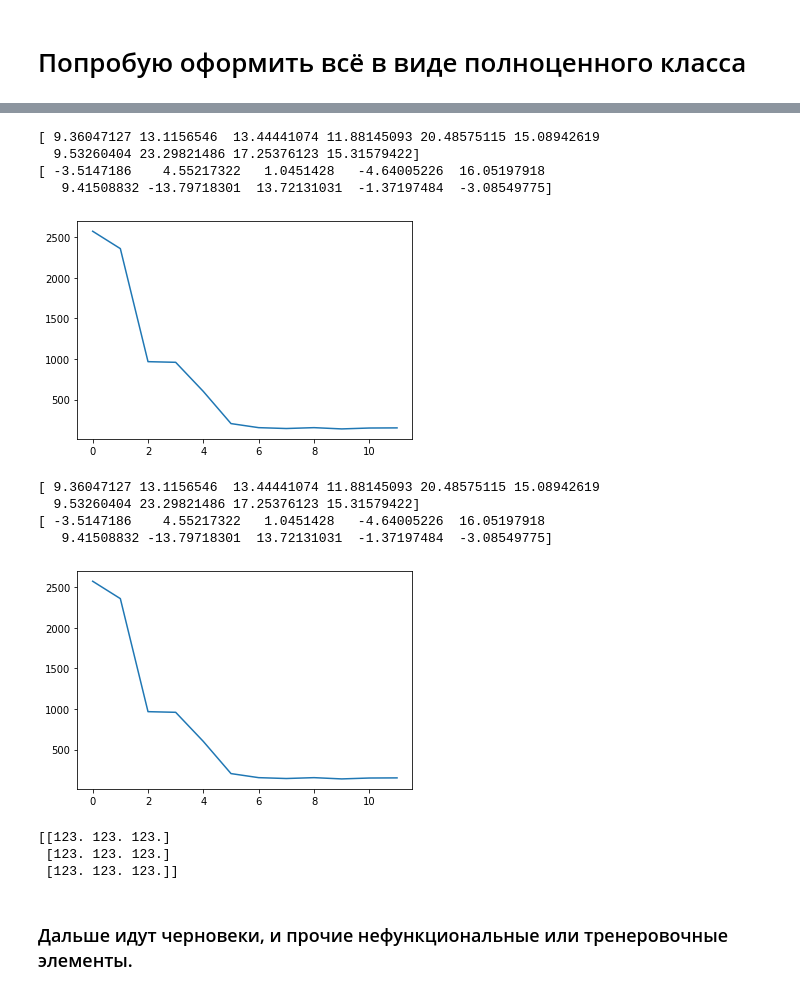
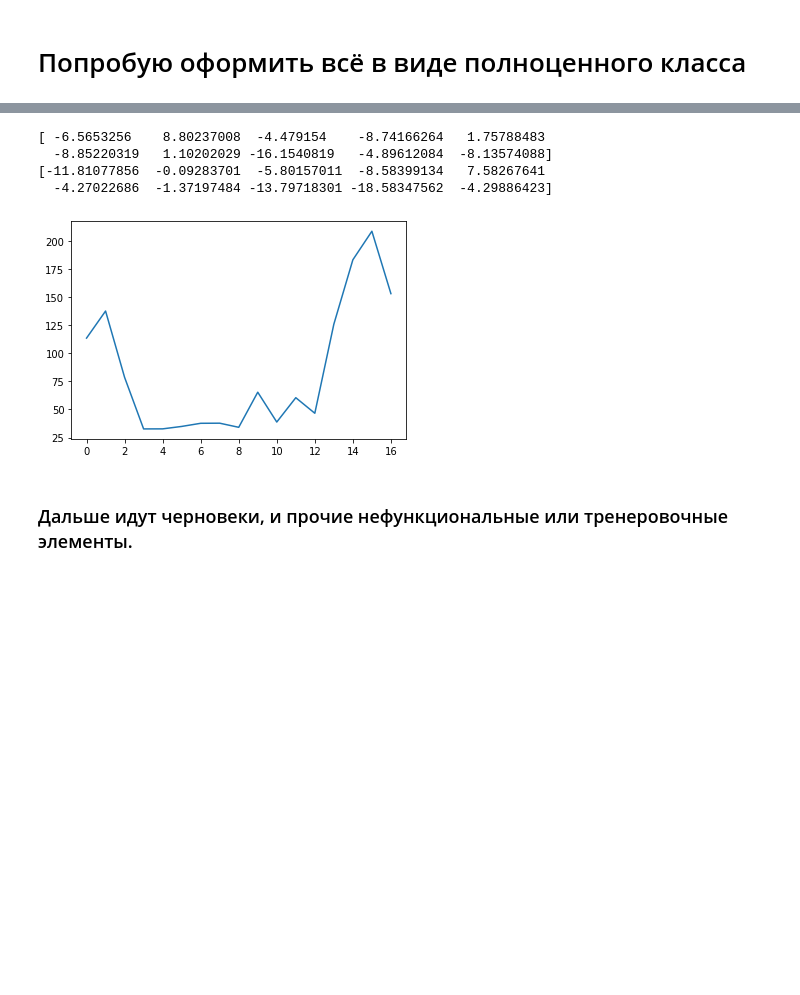
Before and after one commit to 89605502155/ML-repositry, a Jupyter notebook: N-PLS.ipynb, the cells around one changed output, grey strips where cells are left out. Cells and saved outputs as stored; diff of their text form; code cells hidden in the pictures; blank space fills up the shorter version.

```diff
--- a/N-PLS.ipynb
+++ b/N-PLS.ipynb
@@ -146,5 +148,5 @@ from sklearn.base import RegressorMixin
 # %%
-class N_PLS1_first(BaseEstimator, RegressorMixin):
+class Tri_PLS1_first(BaseEstimator, RegressorMixin):
     def  __init__(self, n_components=2, *, max_iter=500, tol=1e-06, copy=True):
         self.n_components = n_components
         self.max_iter = max_iter # Пока в ней нет необходимости. Прописал для общего фона.
@@ -231,19 +233,22 @@ class N_PLS1_first(BaseEstimator, RegressorMixin):
             x=x-(mmas)
 
         """" В функции fit мы двигались от исходных у к 0, а здесь нужно идти наоборот. И для этого нужен коэффициент bf"""
-
+        y_find=np.zeros([x.shape[0],self.n_components])
         for d in range(0,self.n_components):
-            y=np.zeros([x.shape[0]])
-            y[:]=self.train_error[d]
+            y=np.random.normal(0, math.sqrt(self.train_error[d]), x.shape[0])
             for f in range(0,d+1):
                 size_T=d+1-f
                 T_part=T[:,0:size_T]
                 bf_1=np.dot(np.dot(np.linalg.inv(np.dot(T_part.transpose(),T_part)),T_part.transpose()),y)
                 bf=self.bf_array[size_T-1]
                 y=y+(np.dot(T_part,bf))
-            if (((d-5)<0.9) and ((d-5)>(-0.9))):
+            y_find[:,d]=y
+            if (((d-6)<0.9) and ((d-6)>(-0.9))):
                 print(y)
                 print(y_test)
             output[d]=mean_squared_error(y,y_test)
         plt.plot(output)
         plt.show();
+        self.test_error=output
+        self.y_find=y_find
+        return self
@@ -252,4 +255,6 @@ a=N_PLS1_first(12)
+# %%
+a=Tri_PLS1_first(17)
 # %%
-for i in range(0,2):
+for i in range(0,1):
     a.fit(X_train,y_train)
 # %% [output]
@@ -258,14 +262,9 @@ for i in range(0,2):
 # %%
-for i in range(0,2):
+for i in range(0,1):
     a.predict(X_test,y_test)
 # %% [output]
-[ 9.36047127 13.1156546  13.44441074 11.88145093 20.48575115 15.08942619
-  9.53260404 23.29821486 17.25376123 15.31579422]
-[ -3.5147186    4.55217322   1.0451428   -4.64005226  16.05197918
-   9.41508832 -13.79718301  13.72131031  -1.37197484  -3.08549775]
+[ -6.5653256    8.80237008  -4.479154    -8.74166264   1.75788483
+  -8.85220319   1.10202029 -16.1540819   -4.89612084  -8.13574088]
+[-11.81077856  -0.09283701  -5.80157011  -8.58399134   7.58267641
+  -4.27022686  -1.37197484 -13.79718301 -18.58347562  -4.29886423]
-[figure, old version]
+[figure, new version]
-[ 9.36047127 13.1156546  13.44441074 11.88145093 20.48575115 15.08942619
-  9.53260404 23.29821486 17.25376123 15.31579422]
-[ -3.5147186    4.55217322   1.0451428   -4.64005226  16.05197918
-   9.41508832 -13.79718301  13.72131031  -1.37197484  -3.08549775]
-[figure, removed]
@@ -274,11 +271,3 @@ for i in range(0,2):
-# %%
-X = np.zeros((3,3))
-X[:]=123
-print(X)
-# %% [output]
-[[123. 123. 123.]
- [123. 123. 123.]
- [123. 123. 123.]]
 # %% [markdown]
 ### Дальше идут черновеки, и прочие нефункциональные или тренеровочные элементы.
 # %%
```
Also changed, not shown: parts of 4 cells of this notebook.
